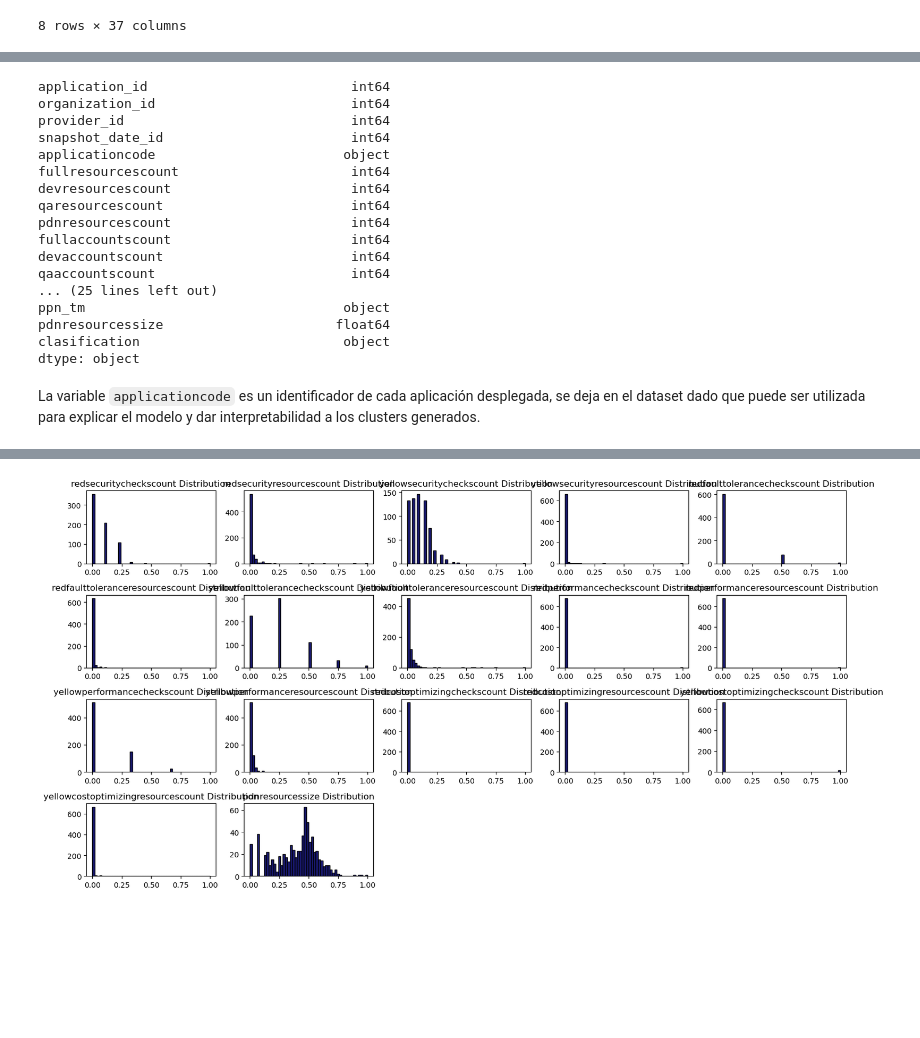
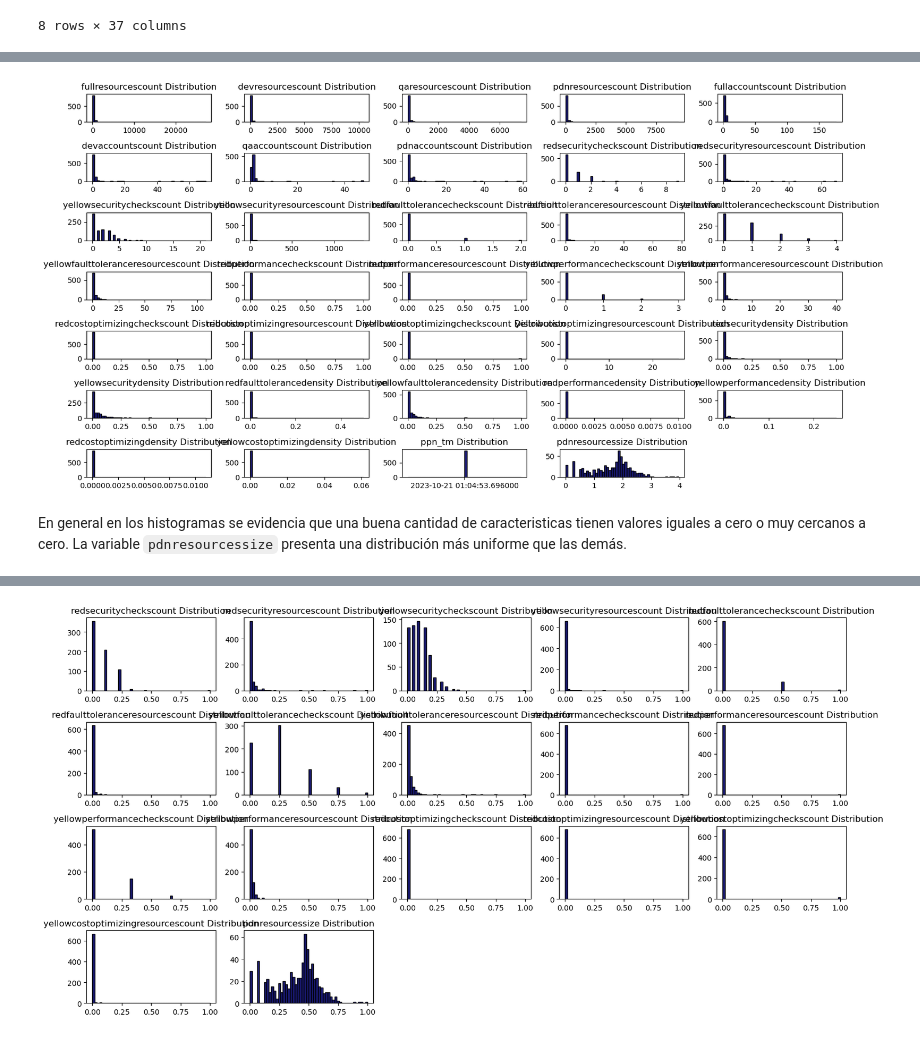
Before and after one commit to 00Fede/incubadora-aplicaciones, a Jupyter notebook: Analysis_Preprocessing.ipynb, the cells around one changed output, grey strips where cells are left out. Drawn from its saved outputs; the diff is of its cells as text; code cells hidden in the pictures; blank space fills up the shorter version.

```diff
--- a/Analysis_Preprocessing.ipynb
+++ b/Analysis_Preprocessing.ipynb
@@ -94,22 +88,6 @@ dtype: float64
-# %%
-df.dtypes
-# %% [output]
-application_id                          int64
-organization_id                         int64
-provider_id                             int64
-snapshot_date_id                        int64
-applicationcode                        object
-fullresourcescount                      int64
-devresourcescount                       int64
-qaresourcescount                        int64
-pdnresourcescount                       int64
-fullaccountscount                       int64
-devaccountscount                        int64
-qaaccountscount                         int64
-... (25 lines left out)
-ppn_tm                                 object
-pdnresourcessize                      float64
-clasification                          object
-dtype: object
-# %% [markdown]
-La variable `applicationcode` es un identificador de cada aplicación desplegada, se deja en el dataset dado que puede ser utilizada para explicar el modelo y dar interpretabilidad a los clusters generados.
+# %%
+draw_histograms(df, df.columns[5:-1], 7, 5)
+# %% [output]
+[figure, added]
+# %% [markdown]
+En general en los histogramas se evidencia que una buena cantidad de caracteristicas tienen valores iguales a cero o muy cercanos a cero. La variable `pdnresourcessize` presenta una distribución más uniforme que las demás.
```
Also changed, not shown: parts of 36 cells of this notebook, 7 other files.
